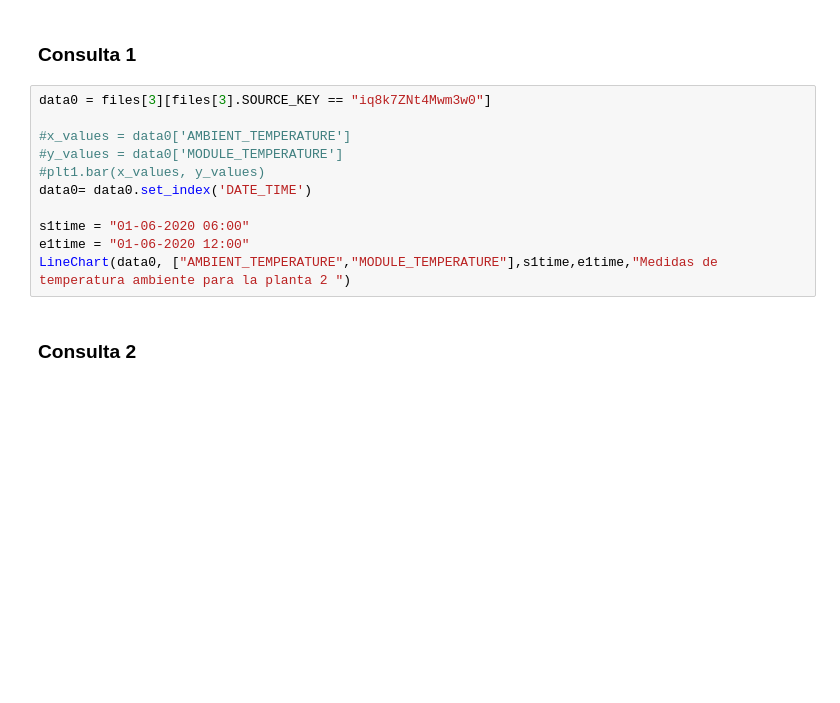
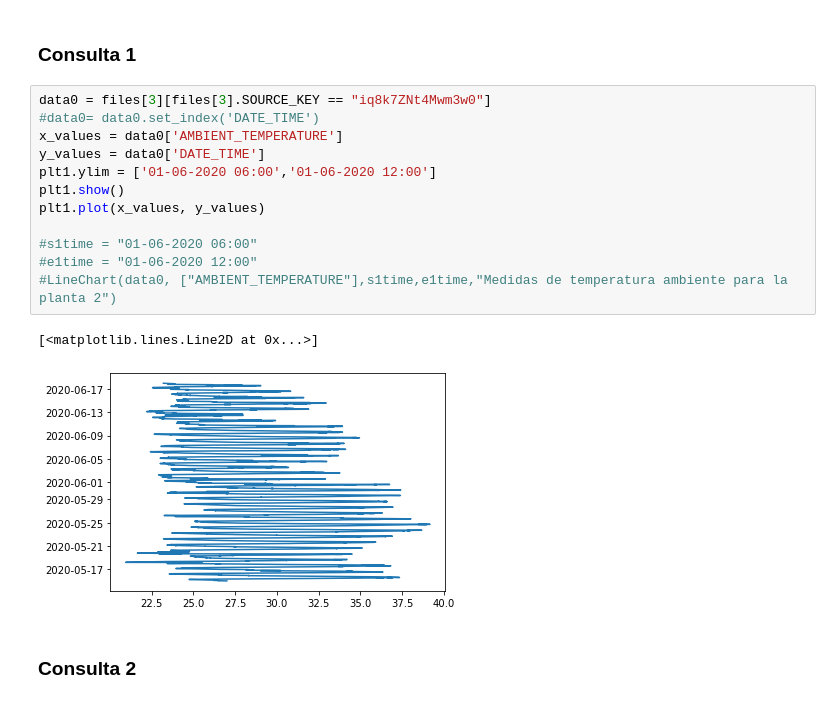
Before and after one commit to dzamoramu/Taller4DB2, a Jupyter notebook: Workshop 4/notebooks/bigtable-Workshop4.ipynb, the cells around one changed output. Drawn from its saved outputs; the diff is of its cells as text; blank space fills up the shorter version.

```diff
--- a/Workshop 4/notebooks/bigtable-Workshop4.ipynb
+++ b/Workshop 4/notebooks/bigtable-Workshop4.ipynb
@@ -126,15 +134,19 @@ def LineChart(temp_df,columns,start_date_time,end_date_time, title):
 ### Consulta 1
 # %%
 data0 = files[3][files[3].SOURCE_KEY == "iq8k7ZNt4Mwm3w0"]
+#data0= data0.set_index('DATE_TIME')
+x_values = data0['AMBIENT_TEMPERATURE']
+y_values = data0['DATE_TIME']
+plt1.ylim = ['01-06-2020 06:00','01-06-2020 12:00']
+plt1.show()
+plt1.plot(x_values, y_values)
 
-#x_values = data0['AMBIENT_TEMPERATURE']
-#y_values = data0['MODULE_TEMPERATURE']
-#plt1.bar(x_values, y_values)
-data0= data0.set_index('DATE_TIME')
-
-s1time = "01-06-2020 06:00"
-e1time = "01-06-2020 12:00"
-LineChart(data0, ["AMBIENT_TEMPERATURE","MODULE_TEMPERATURE"],s1time,e1time,"Medidas de temperatura ambiente para la planta 2 ")
+#s1time = "01-06-2020 06:00"
+#e1time = "01-06-2020 12:00"
+#LineChart(data0, ["AMBIENT_TEMPERATURE"],s1time,e1time,"Medidas de temperatura ambiente para la planta 2")
+# %% [output]
+[<matplotlib.lines.Line2D at 0x...>]
+[figure, added]
 # %% [markdown]
 ### Consulta 2
 # %%
```
Also changed, not shown: parts of 8 cells of this notebook.
